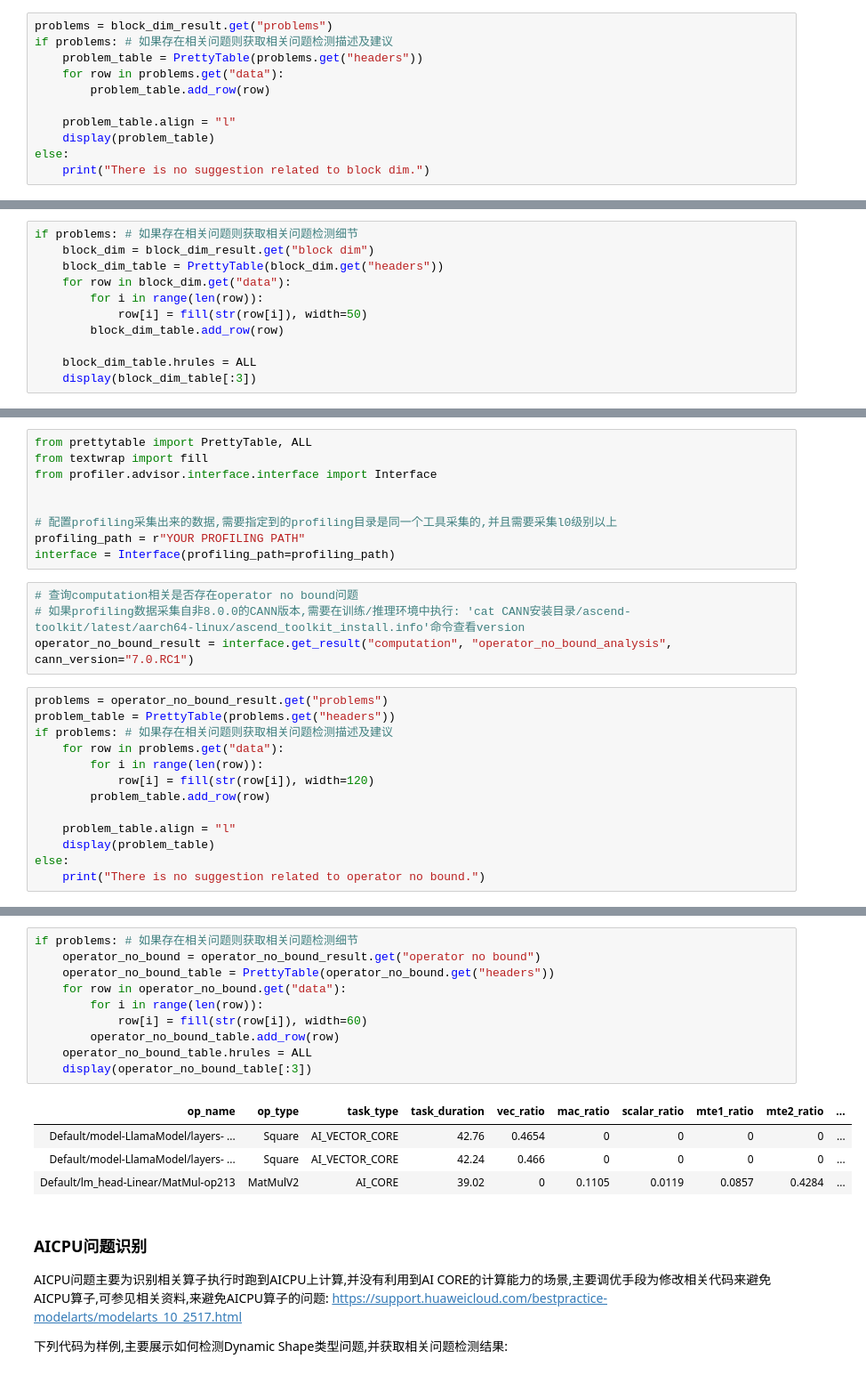
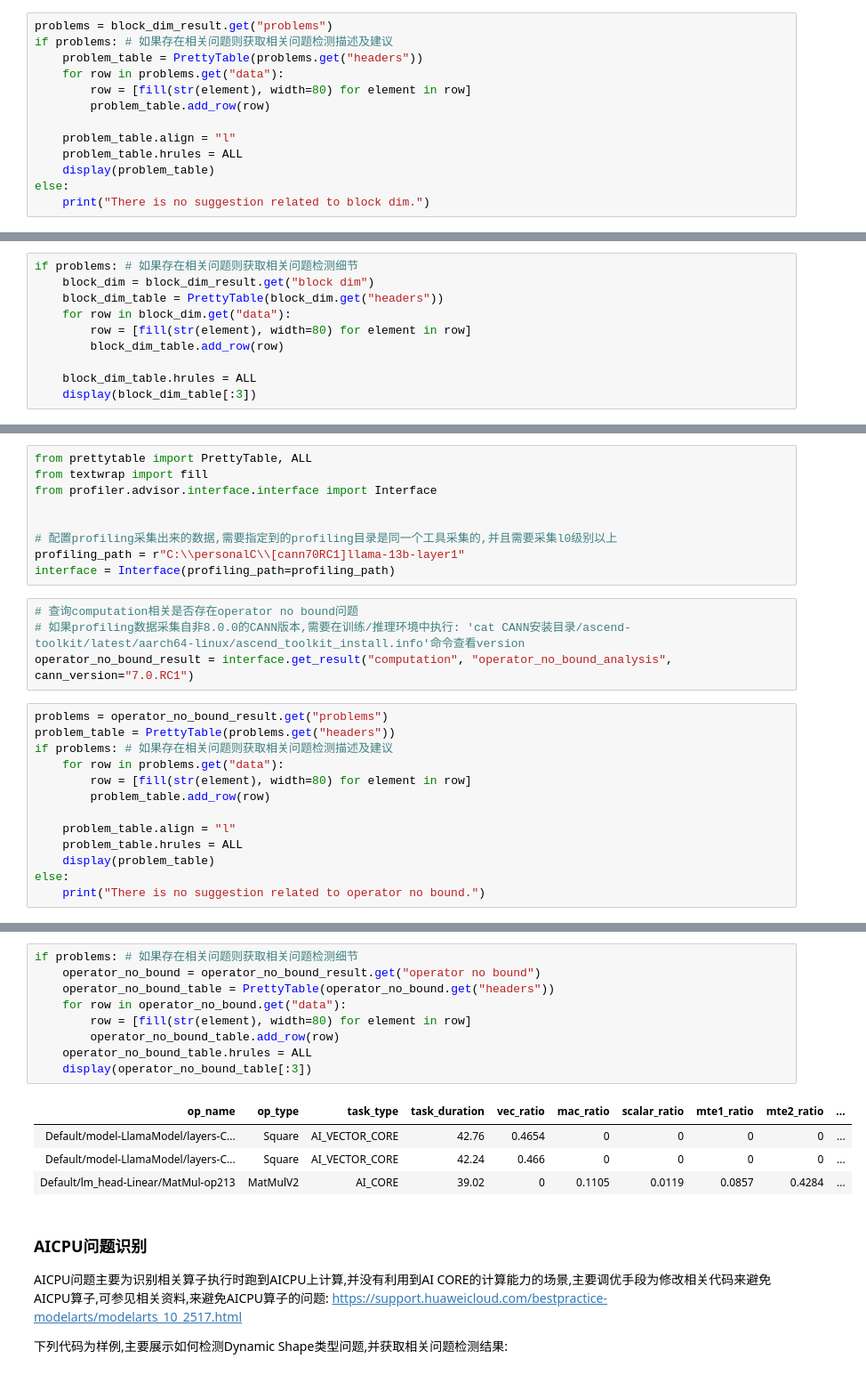
Before and after one commit to xiaobingling93-pixel/Ascend-msprof-analyze, a Jupyter notebook: advisor/computation_analysis.ipynb, the cells around one changed output, grey strips where cells are left out. Shown at 89% size. Drawn from its saved outputs; the diff is of its cells as text.

```diff
--- a/advisor/computation_analysis.ipynb
+++ b/advisor/computation_analysis.ipynb
@@ -21,9 +25,11 @@ problems = block_dim_result.get("problems")
 if problems: # 如果存在相关问题则获取相关问题检测描述及建议
     problem_table = PrettyTable(problems.get("headers"))
     for row in problems.get("data"):
+        row = [fill(str(element), width=80) for element in row]
         problem_table.add_row(row)
 
     problem_table.align = "l"
+    problem_table.hrules = ALL
     display(problem_table)
 else:
     print("There is no suggestion related to block dim.")
@@ -35,8 +41,7 @@ if problems: # 如果存在相关问题则获取相关问题检测细节
     block_dim = block_dim_result.get("block dim")
     block_dim_table = PrettyTable(block_dim.get("headers"))
     for row in block_dim.get("data"):
-        for i in range(len(row)):
-            row[i] = fill(str(row[i]), width=50)
+        row = [fill(str(element), width=80) for element in row]
         block_dim_table.add_row(row)
 
     block_dim_table.hrules = ALL
@@ -58,7 +63,7 @@ from profiler.advisor.interface.interface import Interface
 
 
 # 配置profiling采集出来的数据,需要指定到的profiling目录是同一个工具采集的,并且需要采集l0级别以上
-profiling_path = r"YOUR PROFILING PATH"
+profiling_path = r"C:\\personalC\\[cann70RC1]llama-13b-layer1"
 interface = Interface(profiling_path=profiling_path)
 # %%
 # 查询computation相关是否存在operator no bound问题
@@ -69,11 +74,11 @@ problems = operator_no_bound_result.get("problems")
 problem_table = PrettyTable(problems.get("headers"))
 if problems: # 如果存在相关问题则获取相关问题检测描述及建议
     for row in problems.get("data"):
-        for i in range(len(row)):
-            row[i] = fill(str(row[i]), width=120)
+        row = [fill(str(element), width=80) for element in row]
         problem_table.add_row(row)
 
     problem_table.align = "l"
+    problem_table.hrules = ALL
     display(problem_table)
 else:
     print("There is no suggestion related to operator no bound.")
@@ -84,17 +89,16 @@ else:
 # %%
 if problems: # 如果存在相关问题则获取相关问题检测细节
     operator_no_bound = operator_no_bound_result.get("operator no bound")
     operator_no_bound_table = PrettyTable(operator_no_bound.get("headers"))
     for row in operator_no_bound.get("data"):
-        for i in range(len(row)):
-            row[i] = fill(str(row[i]), width=60)
+        row = [fill(str(element), width=80) for element in row]
         operator_no_bound_table.add_row(row)
     operator_no_bound_table.hrules = ALL
     display(operator_no_bound_table[:3])
 # %% [output]
 | op_name | op_type | task_type | task_duration | vec_ratio | mac_ratio | scalar_ratio | mte1_ratio | mte2_ratio | ... |
-| Default/model-LlamaModel/layers- ... | Square | AI_VECTOR_CORE | 42.76 | 0.4654 | 0 | 0 | 0 | 0 | ... |
-| Default/model-LlamaModel/layers- ... | Square | AI_VECTOR_CORE | 42.24 | 0.466 | 0 | 0 | 0 | 0 | ... |
+| Default/model-LlamaModel/layers-C... | Square | AI_VECTOR_CORE | 42.76 | 0.4654 | 0 | 0 | 0 | 0 | ... |
+| Default/model-LlamaModel/layers-C... | Square | AI_VECTOR_CORE | 42.24 | 0.466 | 0 | 0 | 0 | 0 | ... |
 | Default/lm_head-Linear/MatMul-op213 | MatMulV2 | AI_CORE | 39.02 | 0 | 0.1105 | 0.0119 | 0.0857 | 0.4284 | ... |
 # %% [markdown]
 ### AICPU问题识别
```
Also changed, not shown: parts of 6 cells of this notebook, 12 other files.
